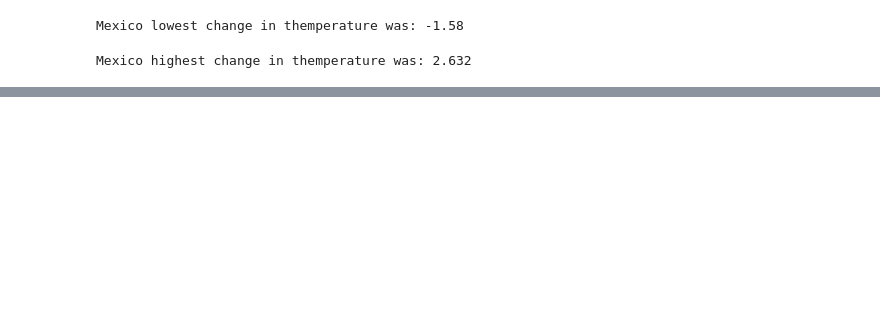
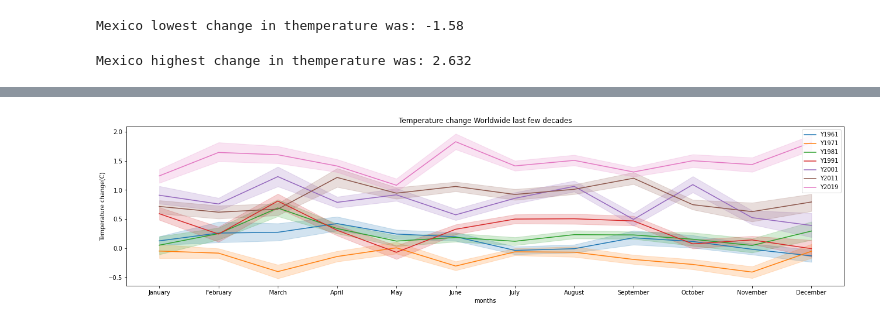
Before and after one commit to raulandresmoch/Global_Warming_Analysis, a Jupyter notebook: global_warming_analysis.ipynb, the cells around one changed output, grey strips where cells are left out. Drawn from its saved outputs; the diff is of its cells as text; code cells hidden in the pictures; blank space fills up the shorter version.

```diff
--- a/global_warming_analysis.ipynb
+++ b/global_warming_analysis.ipynb
@@ -150,0 +198,4 @@ mexico_df[mexico_df["Value"]== 2.632]
+# %%
+main_df = main_df.rename(columns={'Area Code':'area_code','Area':'area','Months Code':'months_code','Months':'months','Element Code':'element_code','Element':'element','Unit':'unit',})
+# %%
+main_df.drop(main_df[main_df['element_code']==6078].index, inplace=True)
@@ -150,0 +218,4 @@ mexico_df[mexico_df["Value"]== 2.632]
+# %%
+months =['January','February','March','April','May','June','July','August','September','October','November','December']
+# %%
+temp_months = main_df[main_df['months'].isin(months)]
@@ -150,0 +238,15 @@ mexico_df[mexico_df["Value"]== 2.632]
+# %%
+plt.figure(figsize=(22,5))
+sns.lineplot(x='months',y='Y1961', data=temp_months, label='Y1961')
+sns.lineplot(x='months',y='Y1971', data=temp_months, label='Y1971')
+sns.lineplot(x='months',y='Y1981', data=temp_months, label='Y1981')
+sns.lineplot(x='months',y='Y1991', data=temp_months, label='Y1991')
+sns.lineplot(x='months',y='Y2001', data=temp_months, label='Y2001')
+sns.lineplot(x='months',y='Y2011', data=temp_months, label='Y2011')
+sns.lineplot(x='months',y='Y2019', data=temp_months, label='Y2019')
+plt.xlabel('months')
+plt.ylabel('Temperature change(C)')
+plt.title('Temperature change Worldwide last few decades')
+plt.show()
+# %% [output]
+[figure, added]
```
Also changed, not shown: parts of 13 cells of this notebook.
